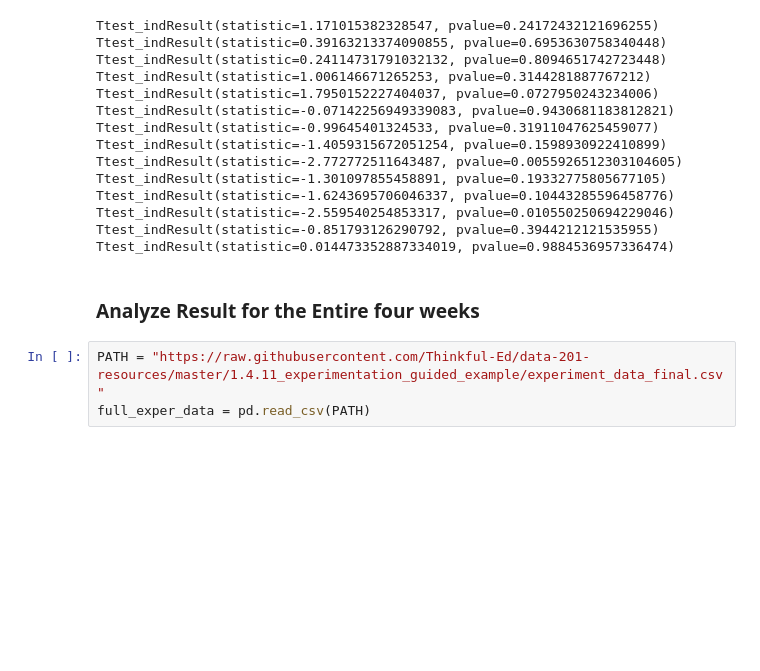
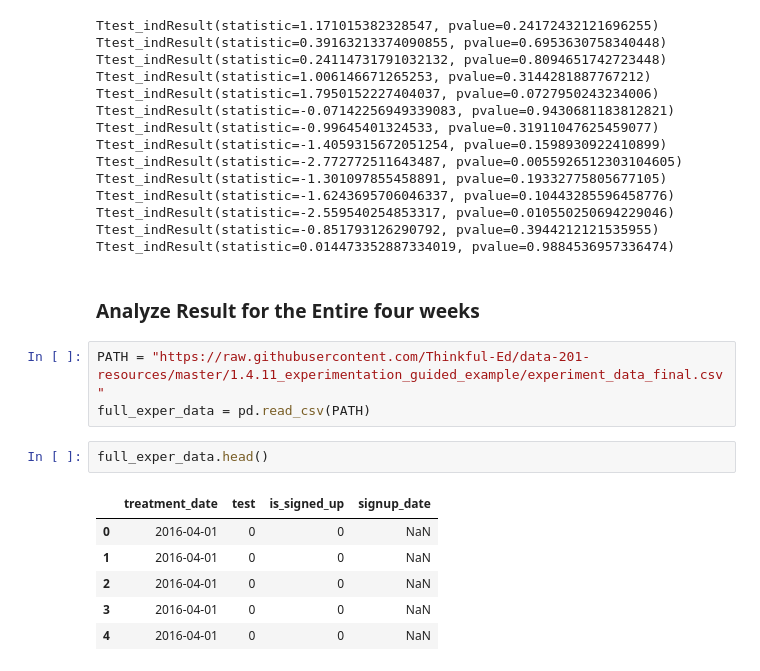
Before and after one commit to ajakaiye33/Data_Science_Bootcamp, a Jupyter notebook: experimentation_design/a_b_testing_drill/Experimentation_drill.ipynb, the cells around one changed output. Drawn from its saved outputs; the diff is of its cells as text; blank space fills up the shorter version.

```diff
--- a/experimentation_design/a_b_testing_drill/Experimentation_drill.ipynb
+++ b/experimentation_design/a_b_testing_drill/Experimentation_drill.ipynb
@@ -114,3 +129,12 @@ Ttest_indResult(statistic=0.014473352887334019, pvalue=0.9884536957336474)
 # %%
 PATH = "https://raw.githubusercontent.com/Thinkful-Ed/data-201-resources/master/1.4.11_experimentation_guided_example/experiment_data_final.csv"
 full_exper_data = pd.read_csv(PATH)
+# %%
+full_exper_data.head()
+# %% [output]
+|  | treatment_date | test | is_signed_up | signup_date |
+| 0 | 2016-04-01 | 0 | 0 | NaN |
+| 1 | 2016-04-01 | 0 | 0 | NaN |
+| 2 | 2016-04-01 | 0 | 0 | NaN |
+| 3 | 2016-04-01 | 0 | 0 | NaN |
+| 4 | 2016-04-01 | 0 | 0 | NaN |
```
Also changed, not shown: parts of 22 cells of this notebook.
